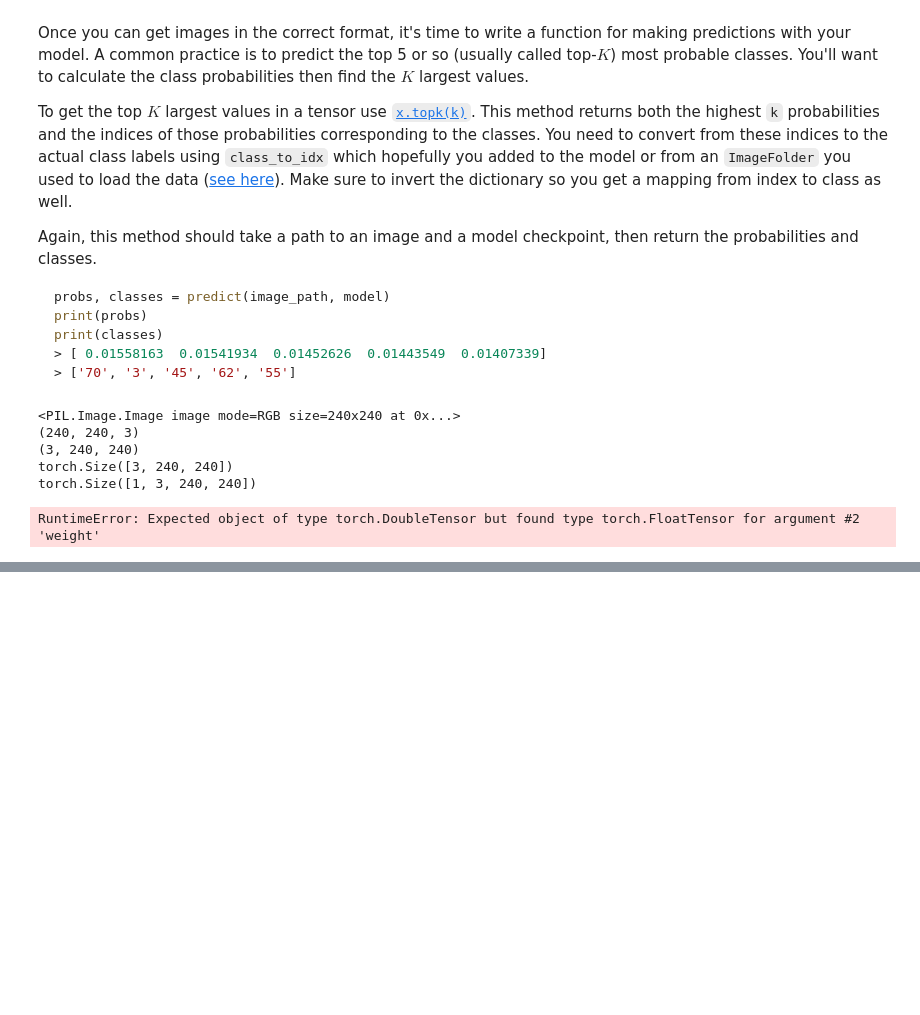
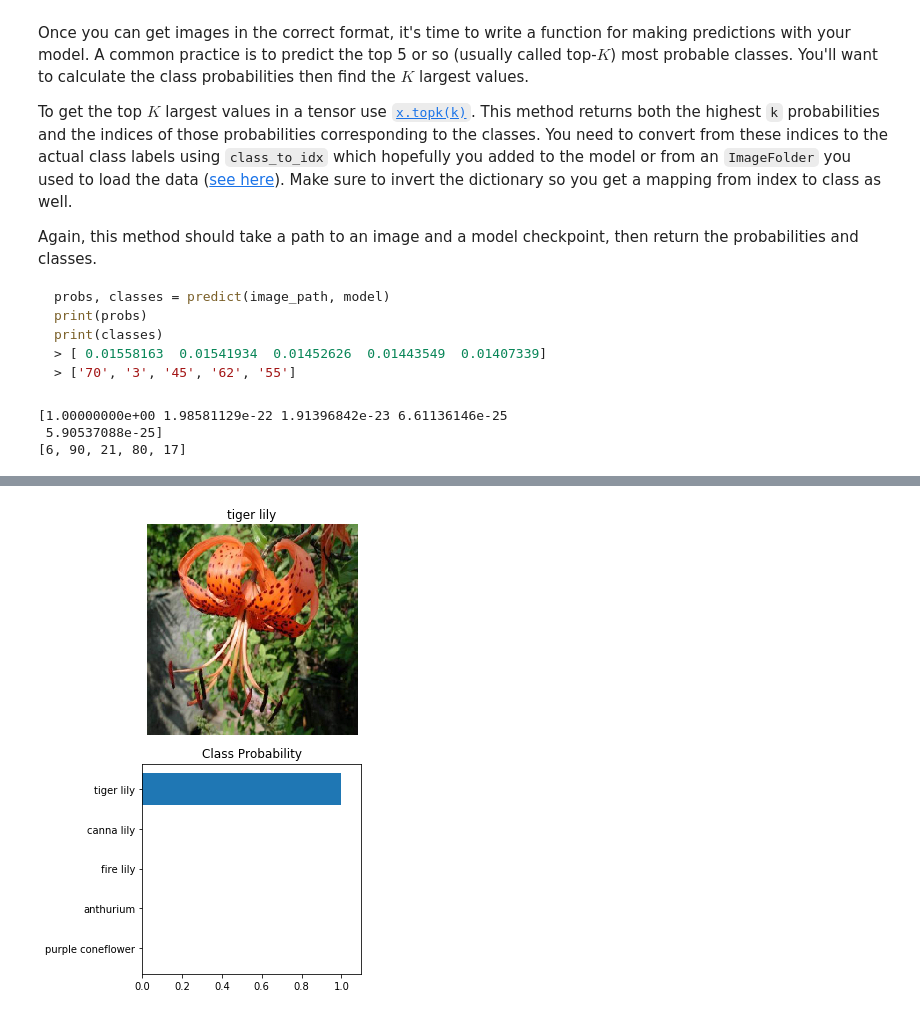
Before and after one commit to gioBucci/AI_nanodegree_Project, a Jupyter notebook: Image Classifier Project.ipynb, the cells around one changed output, grey strips where cells are left out. Drawn from its saved outputs; the diff is of its cells as text; code cells hidden in the pictures; blank space fills up the shorter version.

```diff
--- a/Image Classifier Project.ipynb
+++ b/Image Classifier Project.ipynb
@@ -482,14 +485,14 @@ def predict(image_path, model_path, topk=5):
     ''' Predict the class (or classes) of an image using a trained deep learning model.
     '''
     model = load_checkpoint(model_path)
+    model = model.double()
+    idx_to_class = {value: int(key) for key, value in model.class_to_idx.items()}
     # Predict the class from an image file
     model.eval()
 
     img = process_image(image_path)
     image = torch.from_numpy(img)
-    print(image.shape)
     image.unsqueeze_(0)
-    print(image.shape)
     # Convert the image to a numpy array
 
     # Calculate the class probabilities (softmax) for img
@@ -497,45 +500,37 @@ def predict(image_path, model_path, topk=5):
         output = model.forward(image)
         ps = torch.exp(output)
 
-    probs, classes = torch.topk(ps, topk)
-    print(probs)
-    print(classes)
+    probs, idx = torch.topk(ps, topk)
 
-    return probs, classes
+    classes = [idx_to_class[x] for x in idx[0].numpy()]
+
+    return probs[0].numpy(), classes
 # %%
 # Plot the image and probabilities
 def view_classify(img, probs, classes):
     ''' Function for viewing an image and it's predicted classes.
     '''
-    fig, (ax1, ax2) = plt.subplots(figsize=(6,9), ncols=2)
-    ax1.imshow(img)
-    ax1.axis('off')
-    ax2.barh(classes, probs)
-    ax2.set_aspect(0.1)
-    ax2.set_yticks(classes)
-    ax2.set_yticklabels(cat_to_name[classes])
+    fig, (ax1, ax2) = plt.subplots(2, figsize=(7,7))
+    imshow(img, ax1, title=cat_to_name[classes[0]])
+    ax2.barh(np.arange(5), probs[::-1])
+    ax2.set_aspect(0.2)
+    ax2.set_yticks(np.arange(5))
+    ax2.set_yticklabels(cat_to_name[x] for x in classes[::-1])
     ax2.set_title('Class Probability')
     ax2.set_xlim(0, 1.1)
 
     plt.tight_layout()
 # %%
-image_path = './flowers/test/1/image_06743.jpg'
-model_path = 'checkpoint_13bn.pth'
-dataiter = iter(dataloaders['valid'])
-images, labels = dataiter.next()
+image_path = './flowers/test/6/image_07173.jpg'
+model_path = 'checkpoint_vgg16_batch64_July13.pth'
 probs, classes = predict(image_path, model_path)
 
-
-
-#print(probs)
-#print(classes)
+print(probs)
+print(classes)
 # %% [output]
-<PIL.Image.Image image mode=RGB size=240x240 at 0x...>
-(240, 240, 3)
-(3, 240, 240)
-torch.Size([3, 240, 240])
-torch.Size([1, 3, 240, 240])
+[1.00000000e+00 1.98581129e-22 1.91396842e-23 6.61136146e-25
+ 5.90537088e-25]
+[6, 90, 21, 80, 17]
-RuntimeError: Expected object of type torch.DoubleTensor but found type torch.FloatTensor for argument #2 'weight'
 # %% [markdown]
 ## Sanity Checking
 
@@ -545,4 +540,10 @@ Now that you can use a trained model for predictions, check to make sure it make
 
 You can convert from the class integer encoding to actual flower names with the `cat_to_name.json` file (should have been loaded earlier in the notebook). To show a PyTorch tensor as an image, use the `imshow` function defined above.
 # %%
-# TODO: Display an image along with the top 5 classes
+# Display an image along with the top 5 classes
+
+image_np = process_image(image_path)
+image_torch = torch.from_numpy(image_np)
+view_classify(image_torch, probs, classes)
+# %% [output]
+[figure, added]
```
Also changed, not shown: parts of 17 cells of this notebook, 1 other file.
